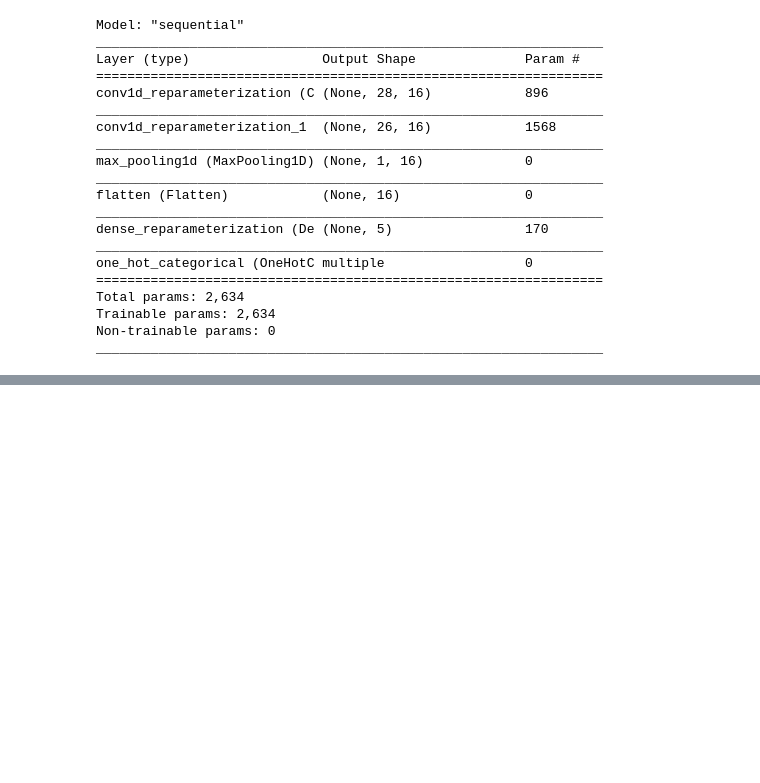
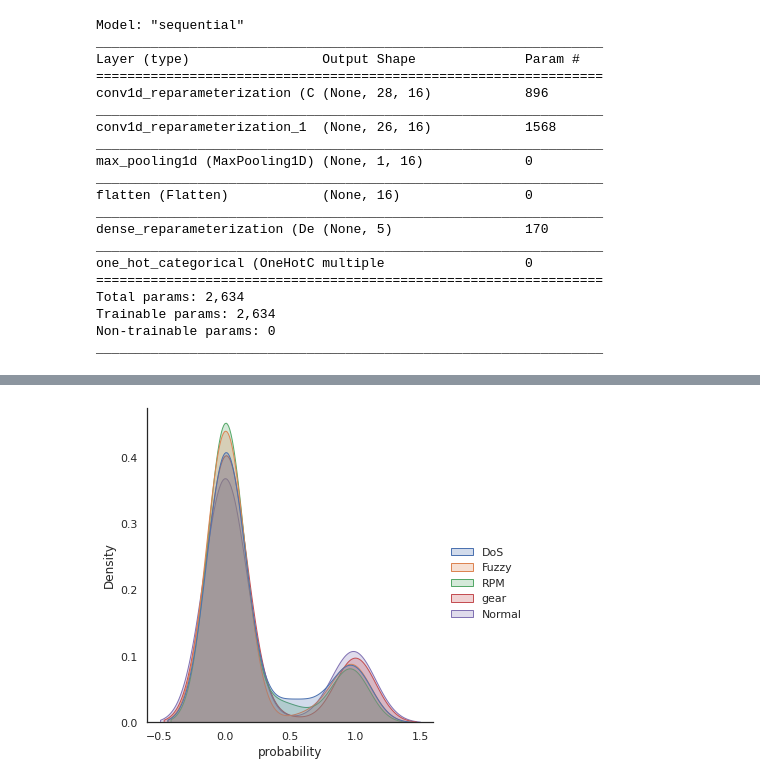
Before and after one commit to ainilaha/ppl_car_hacking, a Jupyter notebook: bayesian_net.ipynb, the cells around one changed output, grey strips where cells are left out. Drawn from its saved outputs; the diff is of its cells as text; code cells hidden in the pictures; blank space fills up the shorter version.

```diff
--- a/bayesian_net.ipynb
+++ b/bayesian_net.ipynb
@@ -364,0 +354,14 @@ sns.displot(df['DoS'],kind='kde', fill=True)
+# %%
+def get_pred_df(n_test_samples = x_test.shape[0],n_sample=1):
+
+    pred_prob = np.empty(shape=(n_test_samples*n_sample, 5))
+    indx = 0
+    for i in range(n_test_samples):
+        for j in range(n_sample):
+            pred_prob[indx] = model(x_test[i][np.newaxis, ...]).mean().numpy()[0]
+            indx += 1
+    df =  pd.DataFrame(data=pred_prob)
+    df.columns = label_list
+    return df
+df = get_pred_df(100)
+df.head()
@@ -364,0 +375,5 @@ sns.displot(df['DoS'],kind='kde', fill=True)
+# %%
+g = sns.displot(df,kind='kde', fill=True)
+plt.xlabel('probability');
+# %% [output]
+[figure, added]
```
Also changed, not shown: parts of 29 cells of this notebook, 2 other files.
